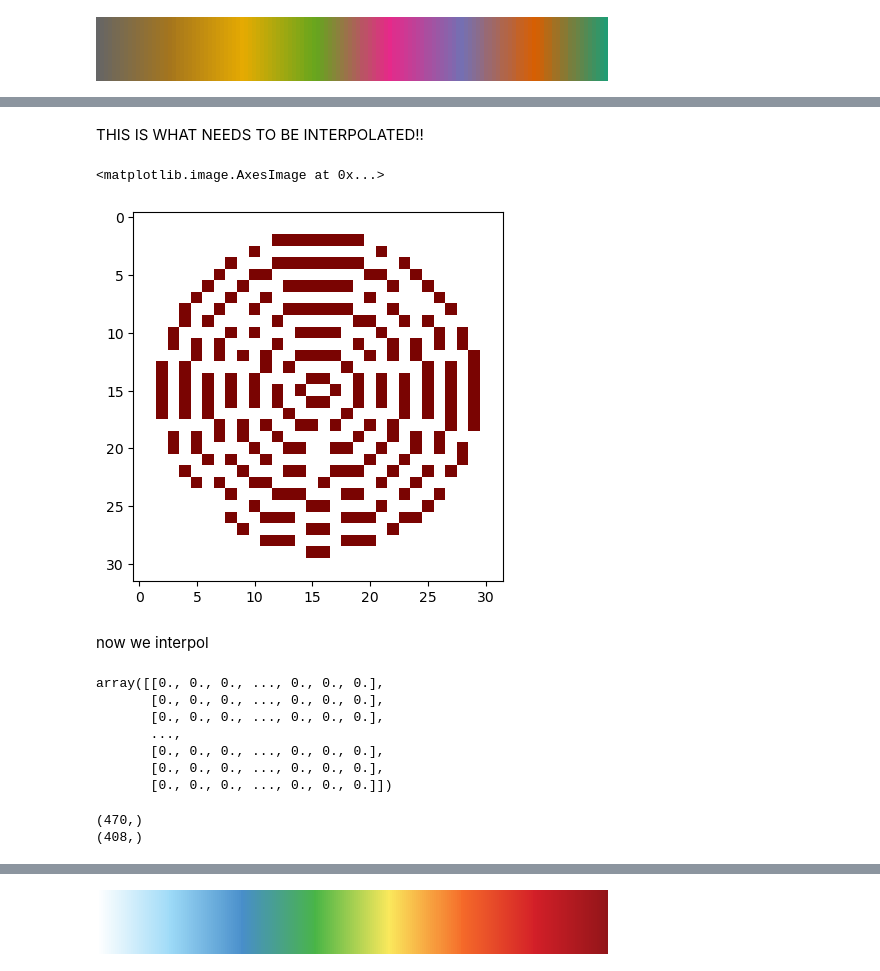
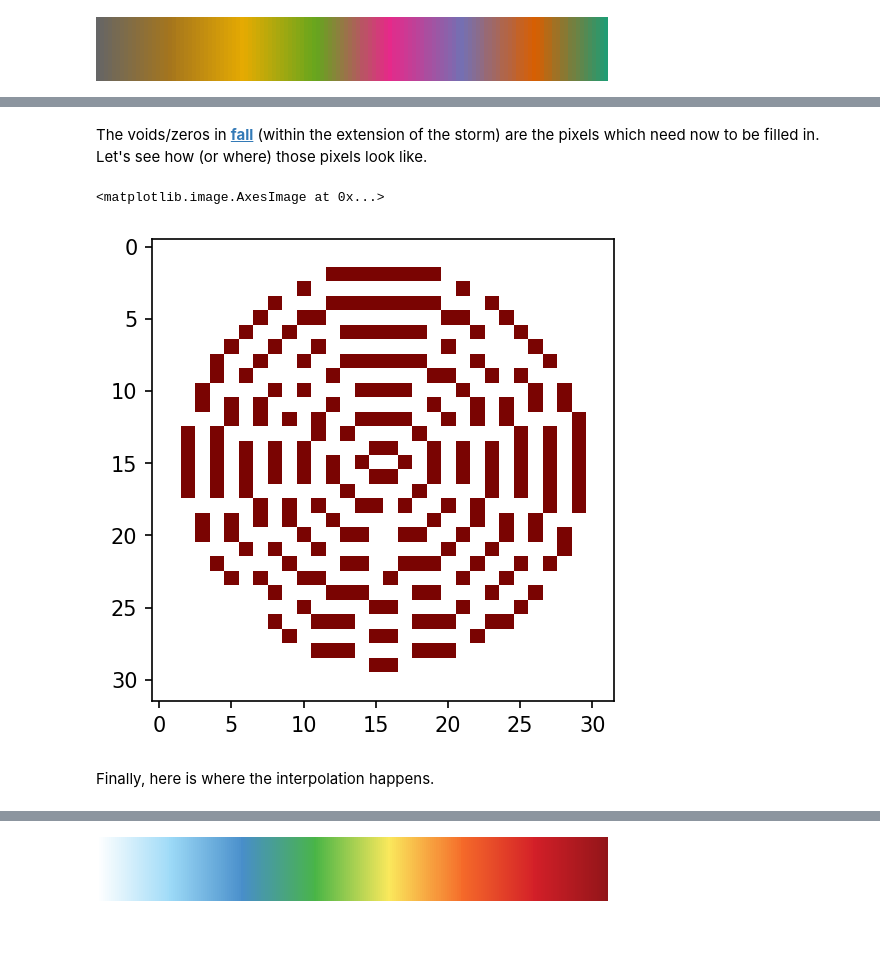
Before and after one commit to feliperiosg/STORM3, a Jupyter notebook: notebook/tre_.ipynb, the cells around one changed output, grey strips where cells are left out. Drawn from its saved outputs; the diff is of its cells as text; code cells hidden in the pictures; blank space fills up the shorter version.

```diff
--- a/notebook/tre_.ipynb
+++ b/notebook/tre_.ipynb
@@ -233,7 +394,3 @@ RINGS
  0  8.791396e-03  LINESTRING (2099548.285 -825624.949, 2098951.7...
  0  2.717781e+00  LINESTRING (2089448.285 -825624.949, 2088884.3...
  0  9.485462e+00  LINESTRING (2082189.990 -825624.949, 2082169.8...]
-# %%
-
-posx = 0 # 0, 1 or 2 -> because we're only having n_s==3
-ALL_RINGS = RINGS[ posx ]
@@ -305,19 +580,0 @@ plt.imshow(fall[50:82,217:249], origin='upper', norm='log', vmin=0.005, cmap='MP
-# %%
-
-
-
-# burn the mask
-# convert LINESTRING to POLYGON (in shapely). ".iloc[0]" for the largest/outter RADII
-# https://stackoverflow.com/a/2975194/5885810
-OUTER_RING = ( ALL_RINGS.geometry.iloc[0] ).convex_hull
-# create a GEOPANDAS from a SHAPELY so you can JSON.it
-# https://stackoverflow.com/a/51520122/5885810
-tmp = gdal.Rasterize('',
-    gpd.GeoSeries([ OUTER_RING ]).to_json(), xRes=X_RES, yRes=Y_RES, allTouched=True,
-    burnValues=1, noData=0, outputType=gdal.GDT_Int16, targetAlignedPixels=True,
-    outputBounds=[llim, blim, rlim, tlim], outputSRS=pp.CRS.from_wkt(WKT_OGC).to_proj4(), format='MEM')
-    #, width=int(abs(rlim-llim)/X_RES), height=int(abs(tlim-blim)/X_RES) )
-mask = tmp.ReadAsArray()
-tmp = None
-
-plt.imshow(mask[50:82,217:249], origin='upper', vmin=.0, cmap='nipy_spectral_r')#, interpolation='nearest')
@@ -327,37 +581,22 @@ plt.imshow(mask[50:82,217:249], origin='upper', vmin=.0, cmap='nipy_spectral_r')
 # %% [markdown]
-
-
-THIS IS WHAT NEEDS TO BE INTERPOLATED!!
+The voids/zeros in [**fall**](#fall) (within the extension of the storm) are the pixels which need now to be filled in.
+Let's see how (or where) those pixels look like.
 # %%
+# re-touching the mask...to do a proper interpolation
+mask[posx][np.where(fall[posx] != 0)] = 0
 
-
-# re-touching the mask...to do a proper interpolation
-mask[np.where(fall!=0)] = 0
-
-
-plt.imshow(mask[50:82,217:249], origin='upper', norm='log', vmin=0.005, cmap='turbo', interpolation='none')
+# plot the voids (inside the storm
+plt.figure(figsize=(4, 4), dpi=150)
+plt.imshow(
+    mask[posx][50:82, 217:249],
+    origin="upper",
+    norm="log",
+    vmin=0.005,
+    cmap="turbo",
+    interpolation="none",
+)
 # %% [output]
 <matplotlib.image.AxesImage at 0x...>
-[figure, old version]
+[figure, new version]
 # %% [markdown]
-
-now we interpol
+Finally, here is where the interpolation happens.
-# %%
-
-# note that this is done "in real time"
-fill.fillnodata(np.ma.array(fall, mask=mask), mask=None, max_search_distance=4.0, smoothing_iterations=2)
-# %% [output]
-array([[0., 0., 0., ..., 0., 0., 0.],
-       [0., 0., 0., ..., 0., 0., 0.],
-       [0., 0., 0., ..., 0., 0., 0.],
-       ...,
-       [0., 0., 0., ..., 0., 0., 0.],
-       [0., 0., 0., ..., 0., 0., 0.],
-       [0., 0., 0., ..., 0., 0., 0.]])
-# %%
-
-print( YS.shape )
-print( XS.shape )
-# %% [output]
-(470,)
-(408,)
```
Also changed, not shown: parts of 81 cells of this notebook, 6 other files.
